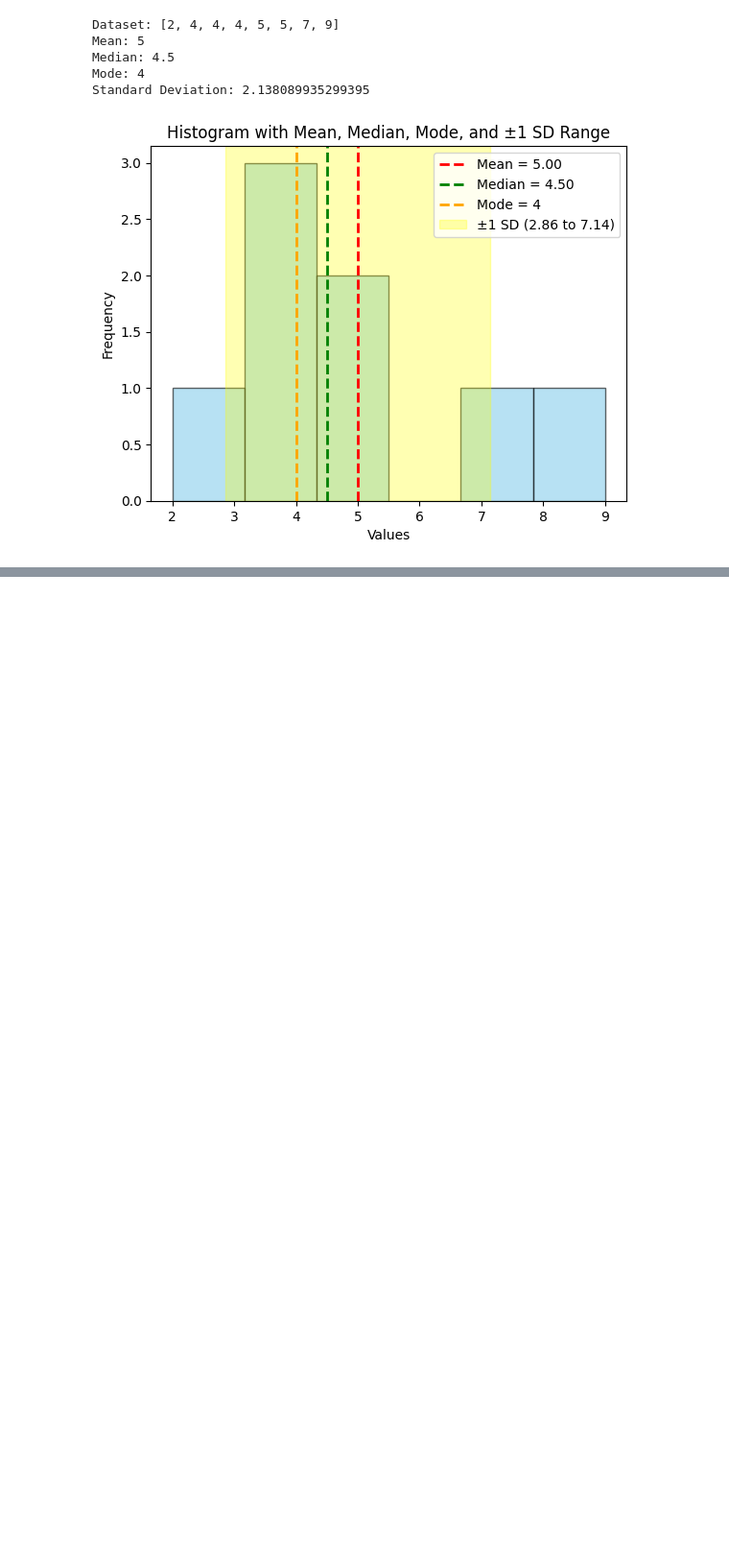
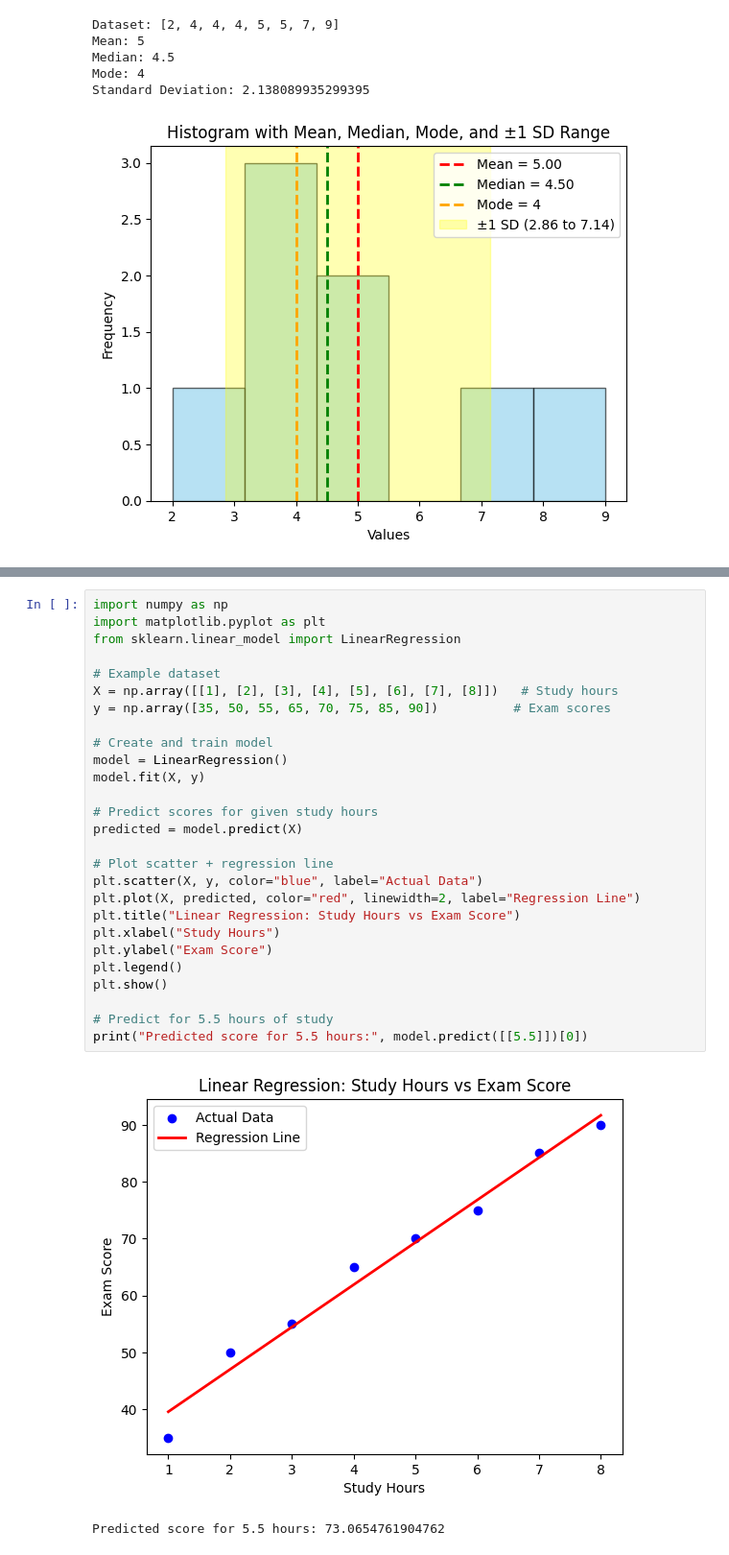
Before and after one commit to Gitstrong3333/MachineLearning_Projects, a Jupyter notebook: MachineLearning_Introduction.ipynb, the cells around one changed output, grey strips where cells are left out. Shown: that part at 96% size. Saved outputs shown, nothing was run; the diff lists cells and outputs as text; blank space fills up the shorter version.

```diff
--- a/MachineLearning_Introduction.ipynb
+++ b/MachineLearning_Introduction.ipynb
@@ -649,0 +899,30 @@ Standard Deviation: 2.138089935299395
+# %%
+import numpy as np
+import matplotlib.pyplot as plt
+from sklearn.linear_model import LinearRegression
+
+# Example dataset
+X = np.array([[1], [2], [3], [4], [5], [6], [7], [8]])   # Study hours
+y = np.array([35, 50, 55, 65, 70, 75, 85, 90])          # Exam scores
+
+# Create and train model
+model = LinearRegression()
+model.fit(X, y)
+
+# Predict scores for given study hours
+predicted = model.predict(X)
+
+# Plot scatter + regression line
+plt.scatter(X, y, color="blue", label="Actual Data")
+plt.plot(X, predicted, color="red", linewidth=2, label="Regression Line")
+plt.title("Linear Regression: Study Hours vs Exam Score")
+plt.xlabel("Study Hours")
+plt.ylabel("Exam Score")
+plt.legend()
+plt.show()
+
+# Predict for 5.5 hours of study
+print("Predicted score for 5.5 hours:", model.predict([[5.5]])[0])
+# %% [output]
+[figure, added]
+Predicted score for 5.5 hours: 73.0654761904762
```
Also changed, not shown: parts of 8 cells of this notebook.
